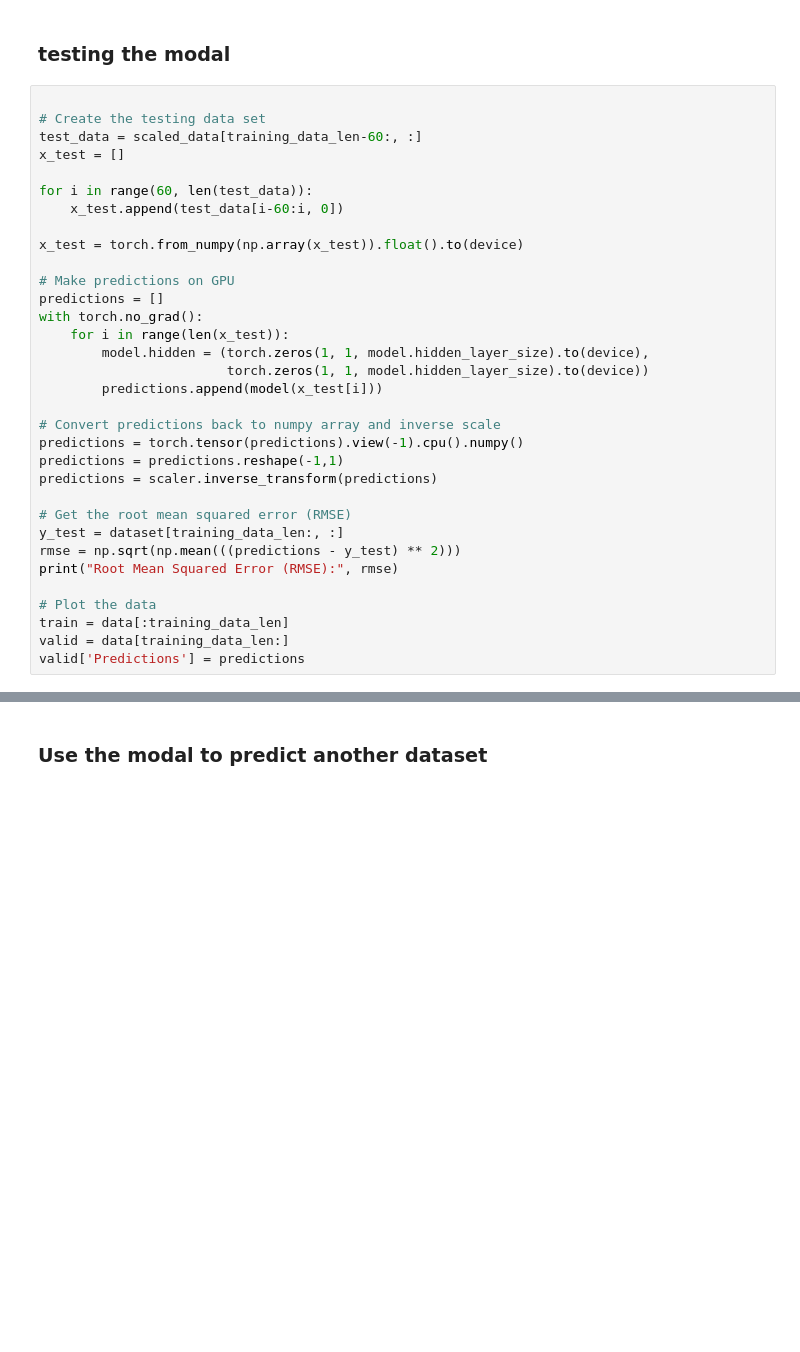
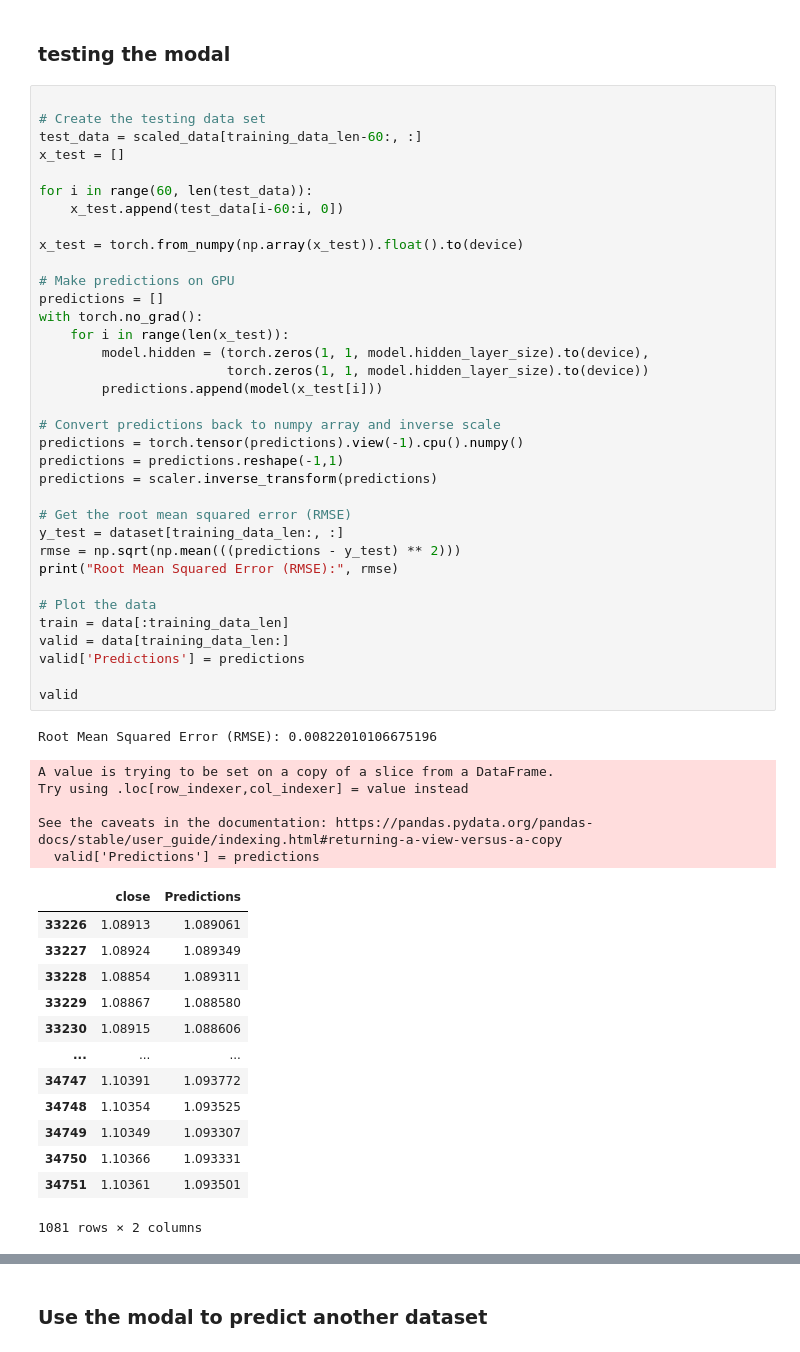
Before and after one commit to Suraj6E/EURUSD-DQN-LSTM, a Jupyter notebook: LSTM.ipynb, the cells around one changed output, grey strips where cells are left out. Saved outputs shown, nothing was run; the diff lists cells and outputs as text; blank space fills up the shorter version.

```diff
--- a/LSTM.ipynb
+++ b/LSTM.ipynb
@@ -487,33 +492,55 @@ Training Modal
 test_data = scaled_data[training_data_len-60:, :]
 x_test = []
 
 for i in range(60, len(test_data)):
     x_test.append(test_data[i-60:i, 0])
 
 x_test = torch.from_numpy(np.array(x_test)).float().to(device)
 
 # Make predictions on GPU
 predictions = []
 with torch.no_grad():
     for i in range(len(x_test)):
         model.hidden = (torch.zeros(1, 1, model.hidden_layer_size).to(device),
                         torch.zeros(1, 1, model.hidden_layer_size).to(device))
         predictions.append(model(x_test[i]))
 
 # Convert predictions back to numpy array and inverse scale
 predictions = torch.tensor(predictions).view(-1).cpu().numpy()
 predictions = predictions.reshape(-1,1)
 predictions = scaler.inverse_transform(predictions)
 
 # Get the root mean squared error (RMSE)
 y_test = dataset[training_data_len:, :]
 rmse = np.sqrt(np.mean(((predictions - y_test) ** 2)))
 print("Root Mean Squared Error (RMSE):", rmse)
 
 # Plot the data
 train = data[:training_data_len]
 valid = data[training_data_len:]
 valid['Predictions'] = predictions
+
+valid
+# %% [output]
+Root Mean Squared Error (RMSE): 0.00822010106675196
+A value is trying to be set on a copy of a slice from a DataFrame.
+Try using .loc[row_indexer,col_indexer] = value instead
+
+See the caveats in the documentation: https://pandas.pydata.org/pandas-docs/stable/user_guide/indexing.html#returning-a-view-versus-a-copy
+  valid['Predictions'] = predictions
+|  | close | Predictions |
+| 33226 | 1.08913 | 1.089061 |
+| 33227 | 1.08924 | 1.089349 |
+| 33228 | 1.08854 | 1.089311 |
+| 33229 | 1.08867 | 1.088580 |
+| 33230 | 1.08915 | 1.088606 |
+| ... | ... | ... |
+| 34747 | 1.10391 | 1.093772 |
+| 34748 | 1.10354 | 1.093525 |
+| 34749 | 1.10349 | 1.093307 |
+| 34750 | 1.10366 | 1.093331 |
+| 34751 | 1.10361 | 1.093501 |
+1081 rows × 2 columns
 # %%
 
 plt.figure(figsize=(16,6))
```
Also changed, not shown: parts of 4 cells of this notebook.
